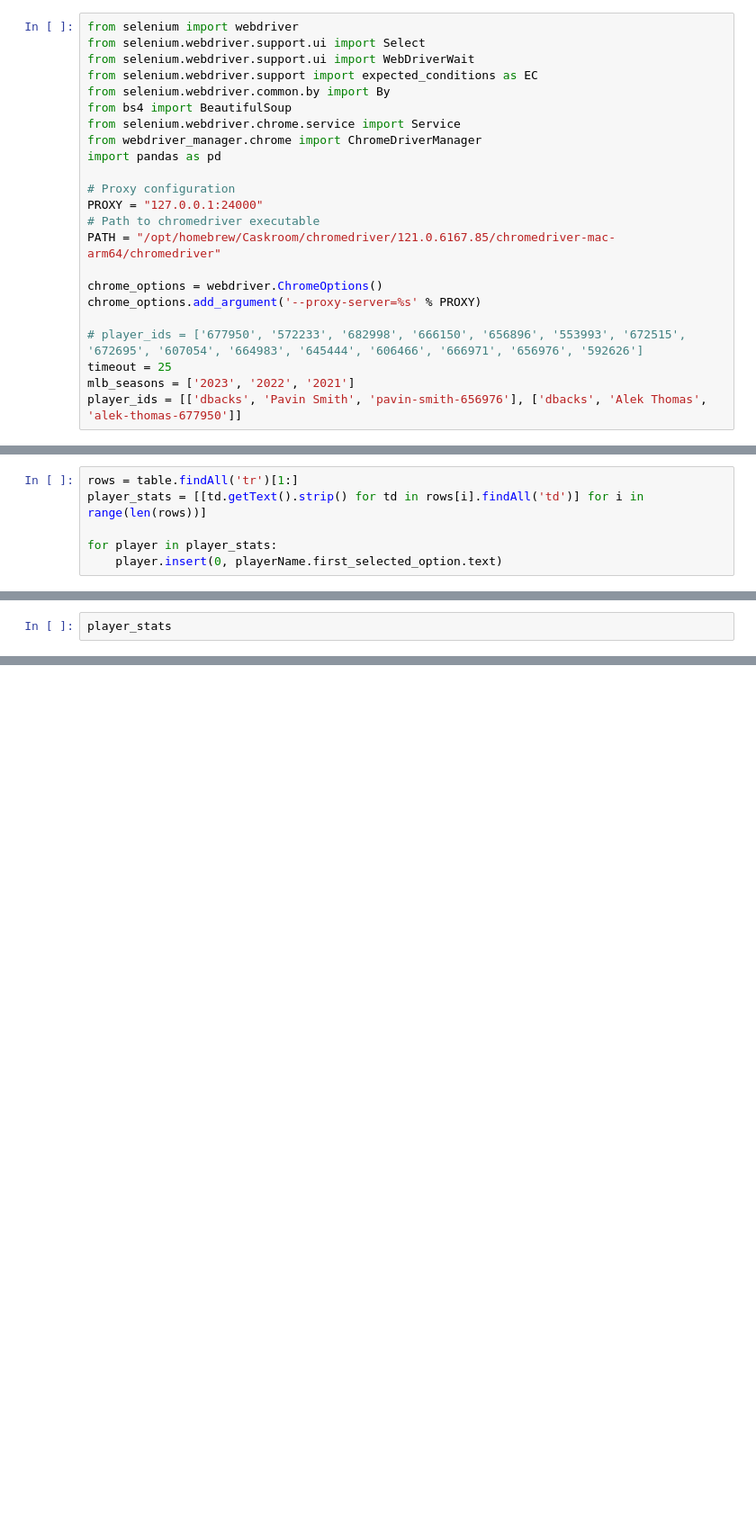
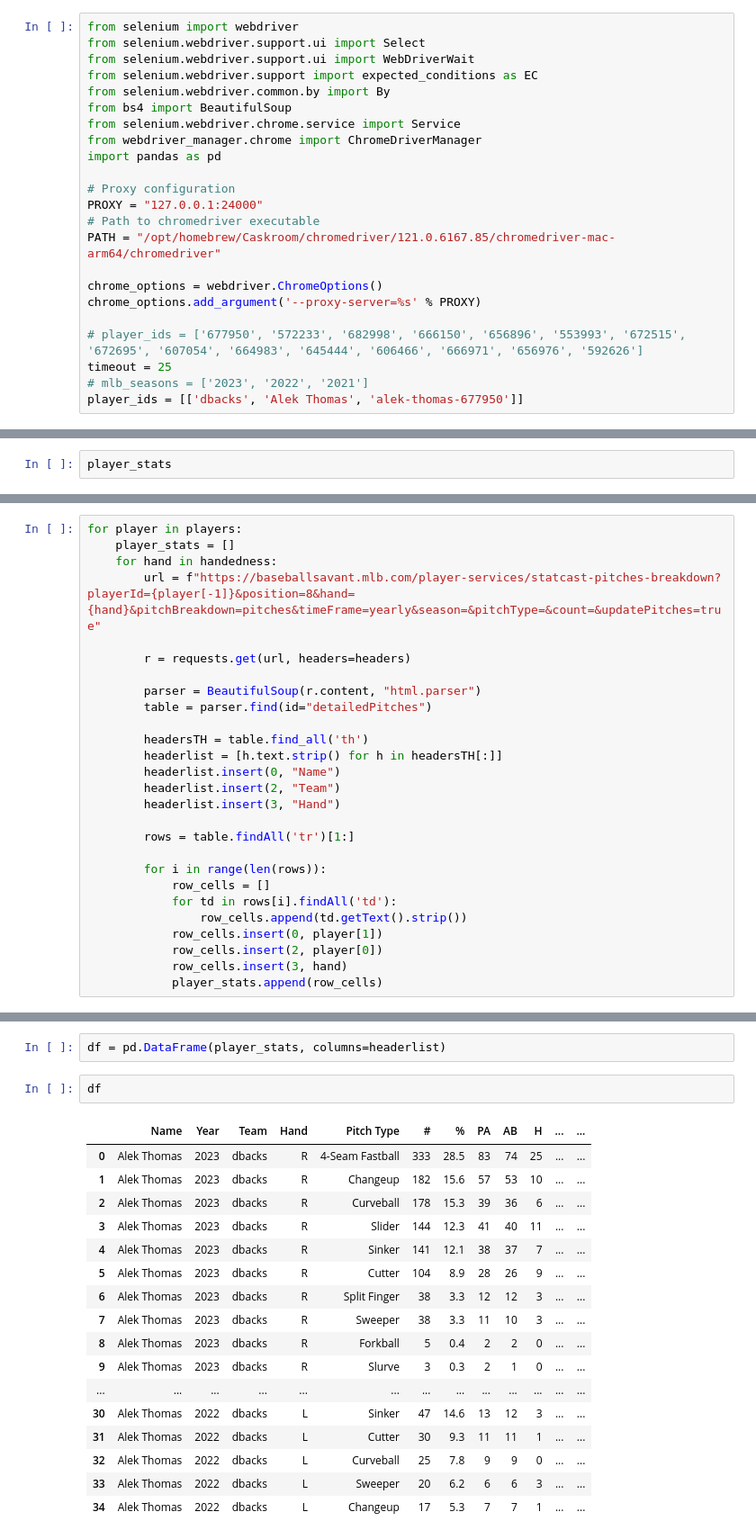
Before and after one commit to scrapystaty/lineup-optimizer, a Jupyter notebook: mlb/player_scraper.ipynb, the cells around one changed output, grey strips where cells are left out. Shown: that part at 90% size. Saved outputs shown, nothing was run; the diff lists cells and outputs as text; blank space fills up the shorter version.

Commit message:
completed scraping both hands and switched to postman

```diff
--- a/mlb/player_scraper.ipynb
+++ b/mlb/player_scraper.ipynb
@@ -19,7 +19,7 @@ chrome_options.add_argument('--proxy-server=%s' % PROXY)
 
 # player_ids = ['677950', '572233', '682998', '666150', '656896', '553993', '672515', '672695', '607054', '664983', '645444', '606466', '666971', '656976', '592626']
 timeout = 25
-mlb_seasons = ['2023', '2022', '2021']
-player_ids = [['dbacks', 'Pavin Smith', 'pavin-smith-656976'], ['dbacks', 'Alek Thomas', 'alek-thomas-677950']]
+# mlb_seasons = ['2023', '2022', '2021']
+player_ids = [['dbacks', 'Alek Thomas', 'alek-thomas-677950']]
 # %%
 driver = webdriver.Chrome(service=Service(ChromeDriverManager().install()), options=chrome_options)
@@ -48,6 +78,0 @@ headerlist.insert(0, 'Name')
-# %%
-rows = table.findAll('tr')[1:]
-player_stats = [[td.getText().strip() for td in rows[i].findAll('td')] for i in range(len(rows))]
-
-for player in player_stats:
-    player.insert(0, playerName.first_selected_option.text)
@@ -59,0 +114,27 @@ driver.quit()
+# %%
+for player in players:
+    player_stats = []
+    for hand in handedness:
+        url = f"https://baseballsavant.mlb.com/player-services/statcast-pitches-breakdown?playerId={player[-1]}&position=8&hand={hand}&pitchBreakdown=pitches&timeFrame=yearly&season=&pitchType=&count=&updatePitches=true"
+
+        r = requests.get(url, headers=headers)
+
+        parser = BeautifulSoup(r.content, "html.parser")
+        table = parser.find(id="detailedPitches")
+
+        headersTH = table.find_all('th')
+        headerlist = [h.text.strip() for h in headersTH[:]]
+        headerlist.insert(0, "Name")
+        headerlist.insert(2, "Team")
+        headerlist.insert(3, "Hand")
+
+        rows = table.findAll('tr')[1:]
+
+        for i in range(len(rows)):
+            row_cells = []
+            for td in rows[i].findAll('td'):
+                row_cells.append(td.getText().strip())
+            row_cells.insert(0, player[1])
+            row_cells.insert(2, player[0])
+            row_cells.insert(3, hand)
+            player_stats.append(row_cells)
@@ -59,0 +163,22 @@ driver.quit()
+# %%
+df = pd.DataFrame(player_stats, columns=headerlist)
+# %%
+df
+# %% [output]
+|  | Name | Year | Team | Hand | Pitch Type | # | % | PA | AB | H | ... | ... |
+| 0 | Alek Thomas | 2023 | dbacks | R | 4-Seam Fastball | 333 | 28.5 | 83 | 74 | 25 | ... | ... |
+| 1 | Alek Thomas | 2023 | dbacks | R | Changeup | 182 | 15.6 | 57 | 53 | 10 | ... | ... |
+| 2 | Alek Thomas | 2023 | dbacks | R | Curveball | 178 | 15.3 | 39 | 36 | 6 | ... | ... |
+| 3 | Alek Thomas | 2023 | dbacks | R | Slider | 144 | 12.3 | 41 | 40 | 11 | ... | ... |
+| 4 | Alek Thomas | 2023 | dbacks | R | Sinker | 141 | 12.1 | 38 | 37 | 7 | ... | ... |
+| 5 | Alek Thomas | 2023 | dbacks | R | Cutter | 104 | 8.9 | 28 | 26 | 9 | ... | ... |
+| 6 | Alek Thomas | 2023 | dbacks | R | Split Finger | 38 | 3.3 | 12 | 12 | 3 | ... | ... |
+| 7 | Alek Thomas | 2023 | dbacks | R | Sweeper | 38 | 3.3 | 11 | 10 | 3 | ... | ... |
+| 8 | Alek Thomas | 2023 | dbacks | R | Forkball | 5 | 0.4 | 2 | 2 | 0 | ... | ... |
+| 9 | Alek Thomas | 2023 | dbacks | R | Slurve | 3 | 0.3 | 2 | 1 | 0 | ... | ... |
+| ... | ... | ... | ... | ... | ... | ... | ... | ... | ... | ... | ... | ... |
+| 30 | Alek Thomas | 2022 | dbacks | L | Sinker | 47 | 14.6 | 13 | 12 | 3 | ... | ... |
+| 31 | Alek Thomas | 2022 | dbacks | L | Cutter | 30 | 9.3 | 11 | 11 | 1 | ... | ... |
+| 32 | Alek Thomas | 2022 | dbacks | L | Curveball | 25 | 7.8 | 9 | 9 | 0 | ... | ... |
+| 33 | Alek Thomas | 2022 | dbacks | L | Sweeper | 20 | 6.2 | 6 | 6 | 3 | ... | ... |
+| 34 | Alek Thomas | 2022 | dbacks | L | Changeup | 17 | 5.3 | 7 | 7 | 1 | ... | ... |
```
Also changed, not shown: parts of 13 cells of this notebook, 1 other file.
